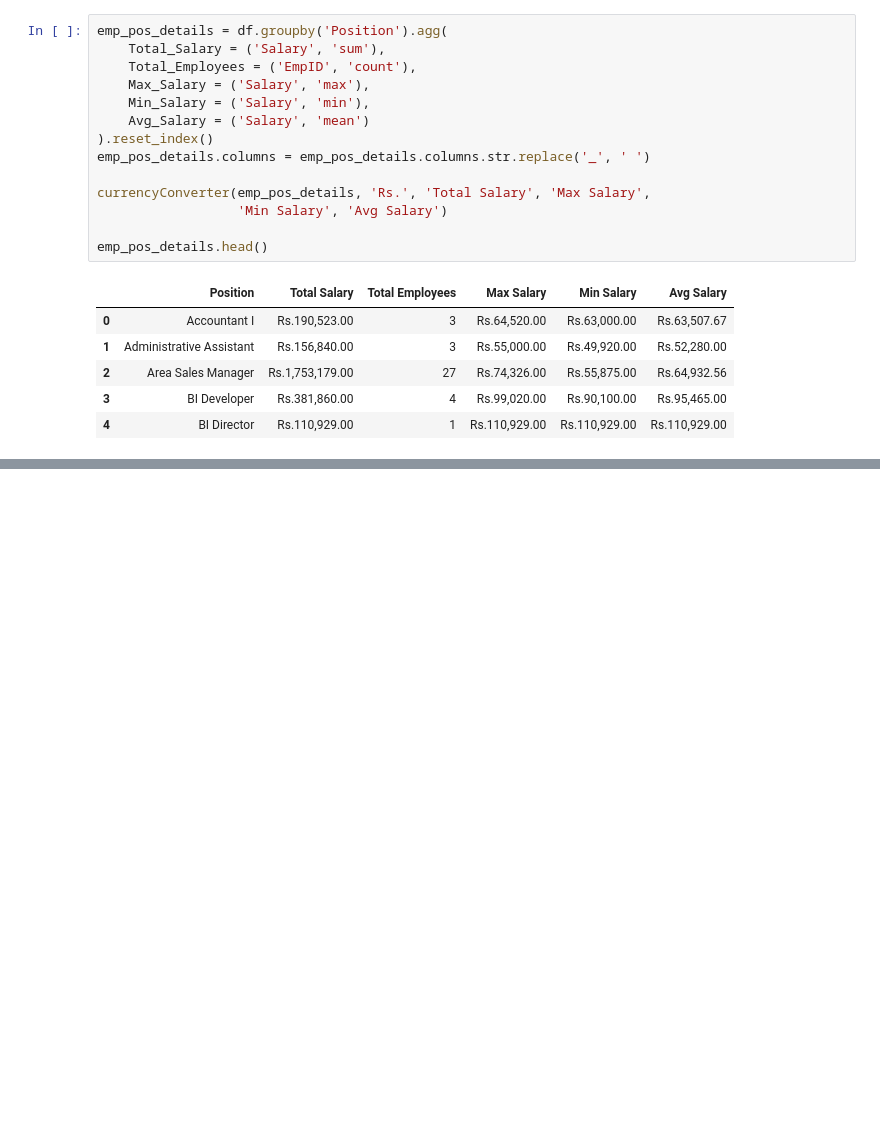
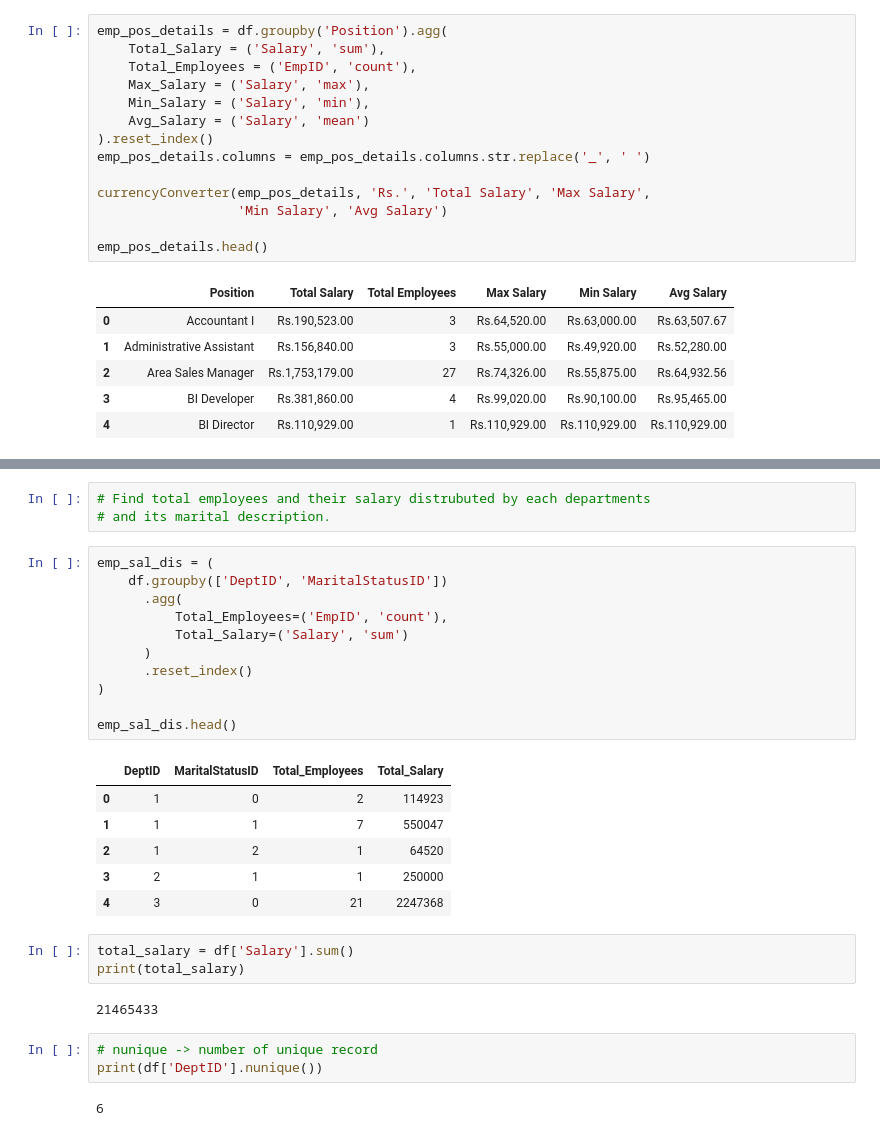
Before and after one commit to Sagarckr/DS-Practice, a Jupyter notebook: day7_data_analysis.ipynb, the cells around one changed output, grey strips where cells are left out. Saved outputs shown, nothing was run; the diff lists cells and outputs as text; blank space fills up the shorter version.

```diff
--- a/day7_data_analysis.ipynb
+++ b/day7_data_analysis.ipynb
@@ -114,0 +230,31 @@ emp_pos_details.head()
+# %%
+# Find total employees and their salary distrubuted by each departments
+# and its marital description.
+# %%
+emp_sal_dis = (
+    df.groupby(['DeptID', 'MaritalStatusID'])
+      .agg(
+          Total_Employees=('EmpID', 'count'),
+          Total_Salary=('Salary', 'sum')
+      )
+      .reset_index()
+)
+
+emp_sal_dis.head()
+# %% [output]
+|  | DeptID | MaritalStatusID | Total_Employees | Total_Salary |
+| 0 | 1 | 0 | 2 | 114923 |
+| 1 | 1 | 1 | 7 | 550047 |
+| 2 | 1 | 2 | 1 | 64520 |
+| 3 | 2 | 1 | 1 | 250000 |
+| 4 | 3 | 0 | 21 | 2247368 |
+# %%
+total_salary = df['Salary'].sum()
+print(total_salary)
+# %% [output]
+21465433
+# %%
+# nunique -> number of unique record
+print(df['DeptID'].nunique())
+# %% [output]
+6
```
Also changed, not shown: parts of 12 cells of this notebook, 2 other files.
